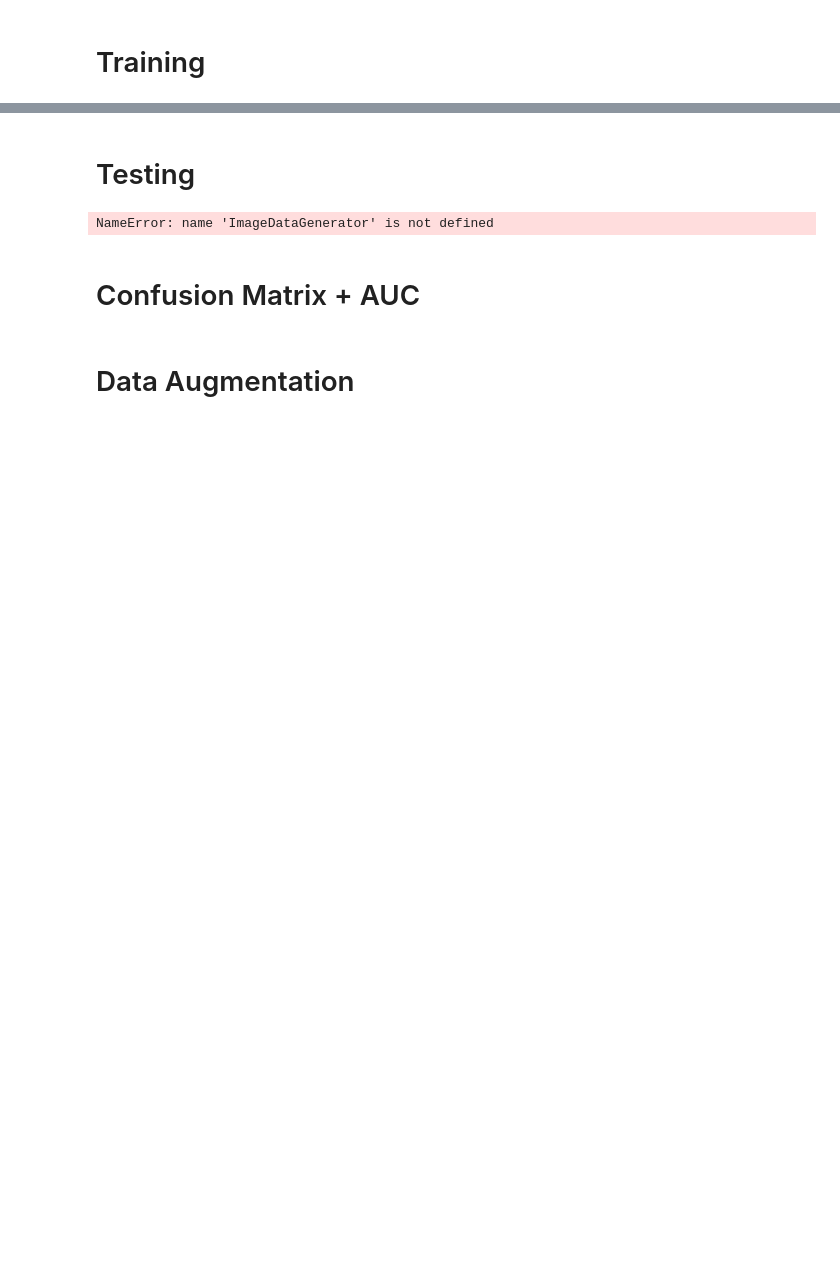
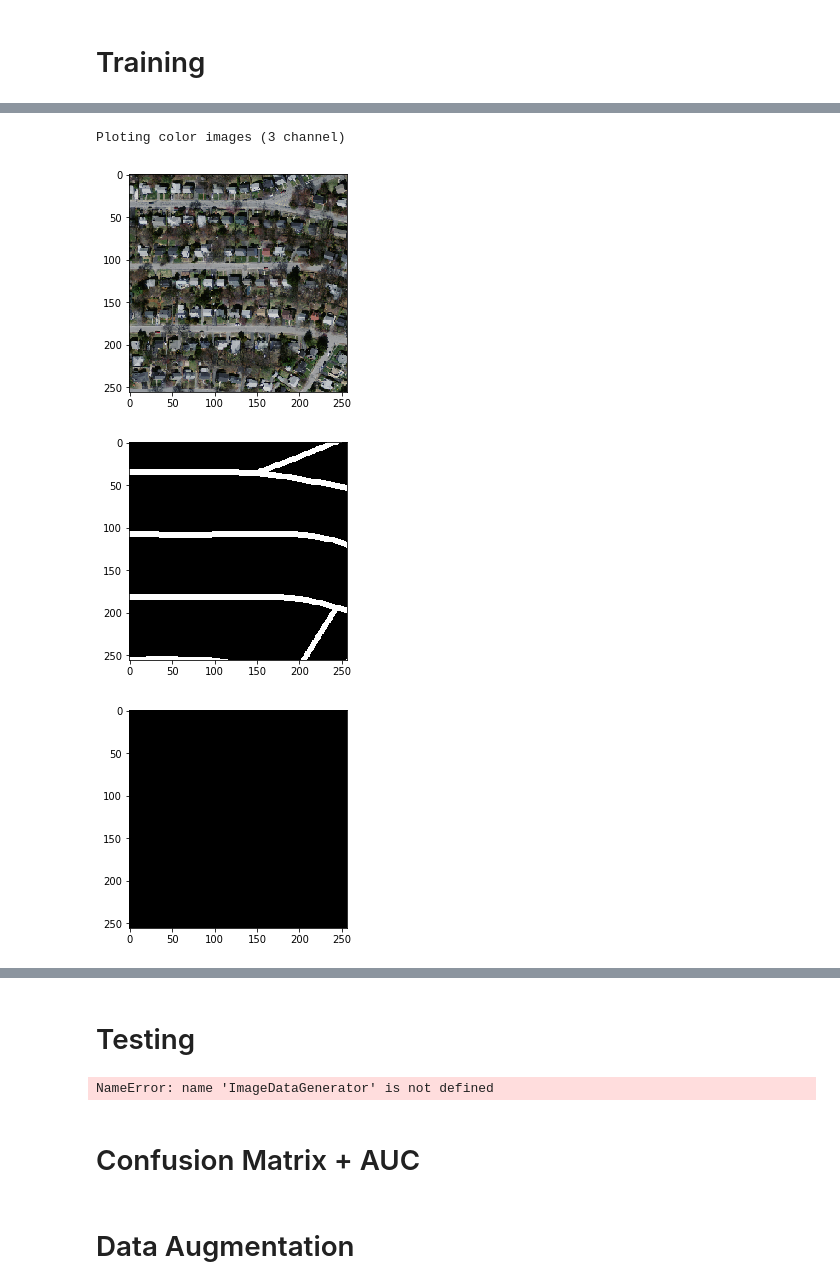
Before and after one commit to marceloqueiros/DL-road-segmentation, a Jupyter notebook: roads.ipynb, the cells around one changed output, grey strips where cells are left out. Cells and saved outputs as stored; diff of their text form; code cells hidden in the pictures; blank space fills up the shorter version.

```diff
--- a/roads.ipynb
+++ b/roads.ipynb
@@ -450,0 +413,64 @@ Epoch 1/100
+# %%
+import architectures
+from keras.utils.generic_utils import CustomObjectScope
+#model = load_model(problem_name + '_' + model_architecture + '.h5')
+
+
+with CustomObjectScope({
+                "relu6":
+                keras.applications.mobilenet.relu6,
+                "DepthwiseConv2D":
+                keras.applications.mobilenet.DepthwiseConv2D,
+                "acc_conf":
+                architectures.custom_acc(threshold=0.75),
+                "dice_coef_loss":
+                architectures.dice_coef_loss,
+                "dice_coef":
+                architectures.dice_coef,
+        }):
+            model = load_model(
+                filepath='D:\models\\unet_road_best_best.h5', custom_objects=None, compile=True)
+# %%
+images_list = []
+masks_list = []
+
+for i, (b_images, b_labels) in enumerate(validation_generator):
+        if (i * batch_size > 3):
+            break
+        else:
+            for image, label in zip(b_images, b_labels):
+                images_list.append(image)
+                masks_list.append(label)
+
+                n_images = len(images_list)
+
+images_array = np.array(images_list)
+masks_array = np.array(masks_list)
+
+# Special images array reshape when using grayscale images
+# if (c == 1):
+#     plot_log.info("Ploting grayscale images (%d channel)" % c)
+#     cmap = "gray"
+#     images_array = np.reshape(a=images_array, newshape=(n_images, h, w, c))
+#     masks_array = np.reshape(a=masks_array, newshape=(n_images, h, w, c))
+# else:
+print("Ploting color images (3 channel)")
+cmap = None
+images_array = np.reshape(a=images_array, newshape=(n_images, 256, 256, 3))
+masks_array = np.reshape(a=masks_array, newshape=(n_images, 256, 256, 3))
+
+
+predictions = model.predict(
+        x=images_array, batch_size=batch_size, steps=None, verbose=0)
+
+plt.imshow(images_array[0])
+plt.show()
+plt.imshow(masks_array[0])
+plt.show()
+plt.imshow(predictions[0])
+plt.show()
+# %% [output]
+Ploting color images (3 channel)
+[figure, added]
+[figure, added]
+[figure, added]
```
Also changed, not shown: parts of 12 cells of this notebook, 4 other files.
